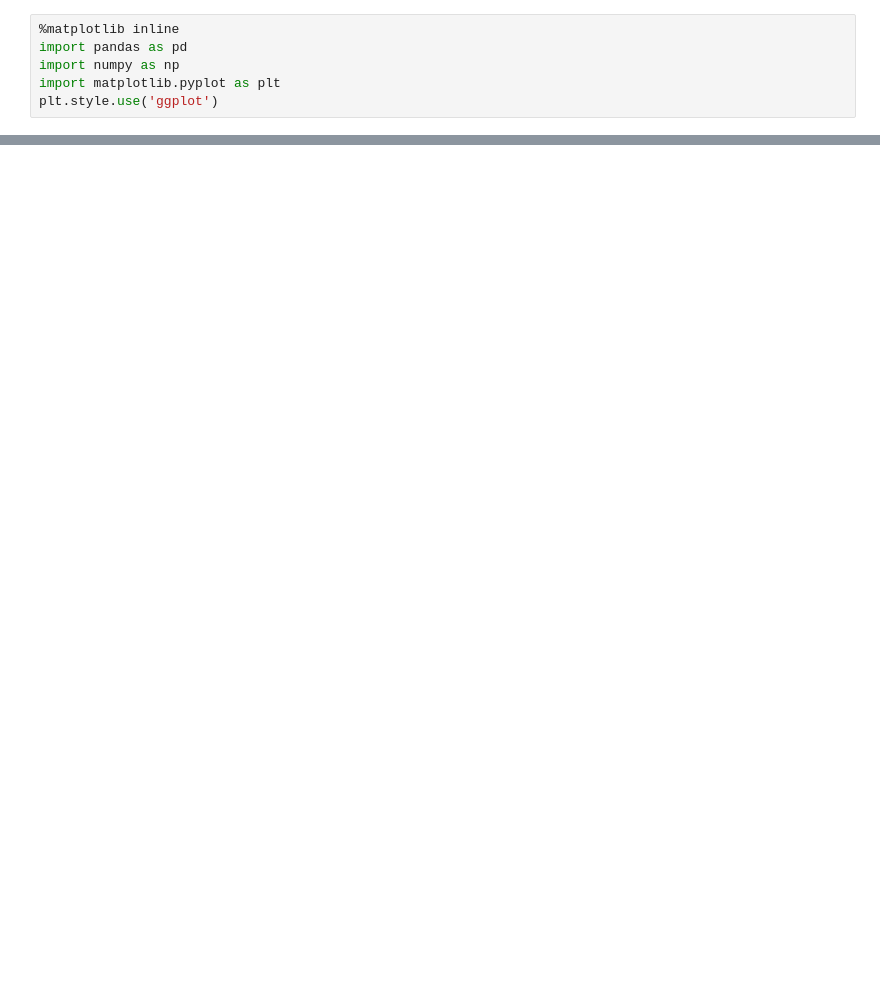
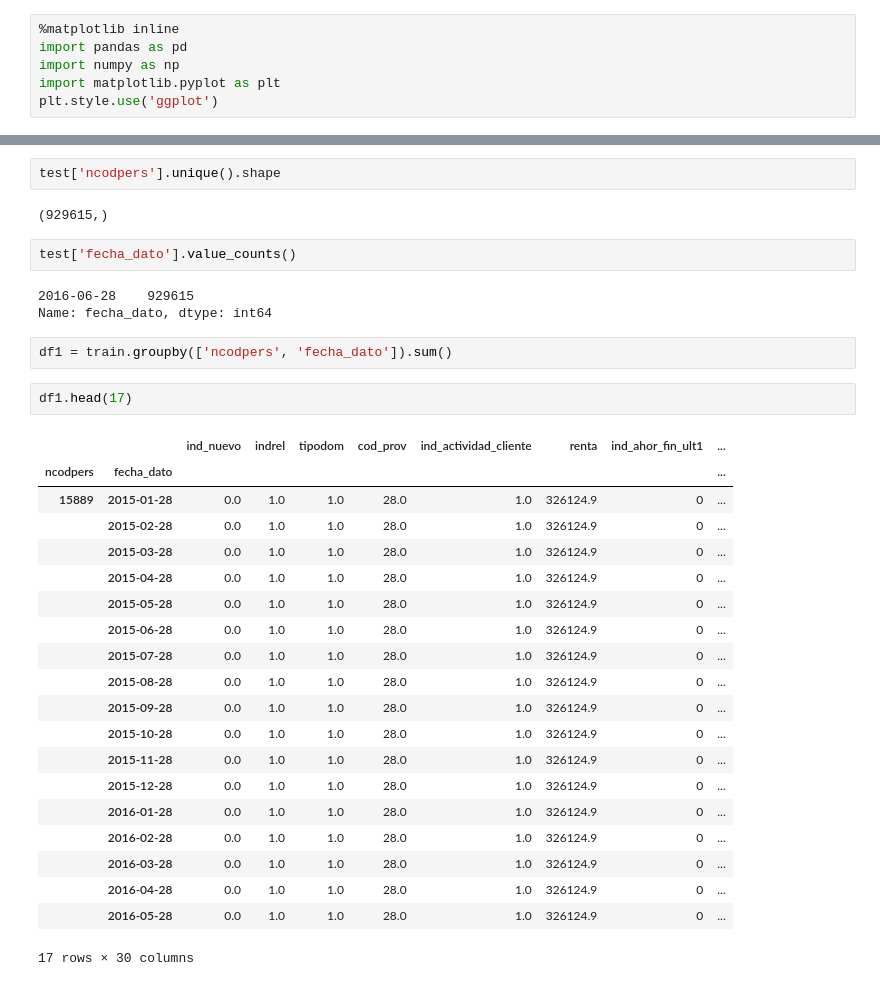
Before and after one commit to MedAlyH/Santander-Product-Recommendation, a Jupyter notebook: notebook/EAD.ipynb, the cells around one changed output, grey strips where cells are left out. Cells and saved outputs as stored; diff of their text form; blank space fills up the shorter version.

```diff
--- a/notebook/EAD.ipynb
+++ b/notebook/EAD.ipynb
@@ -57,0 +195,34 @@ dtype: bool
+# %%
+test['ncodpers'].unique().shape
+# %% [output]
+(929615,)
+# %%
+test['fecha_dato'].value_counts()
+# %% [output]
+2016-06-28    929615
+Name: fecha_dato, dtype: int64
+# %%
+df1 = train.groupby(['ncodpers', 'fecha_dato']).sum()
+# %%
+df1.head(17)
+# %% [output]
+|  |  | ind_nuevo | indrel | tipodom | cod_prov | ind_actividad_cliente | renta | ind_ahor_fin_ult1 | ... |
+| ncodpers | fecha_dato |  |  |  |  |  |  |  | ... |
+| 15889 | 2015-01-28 | 0.0 | 1.0 | 1.0 | 28.0 | 1.0 | 326124.9 | 0 | ... |
+|  | 2015-02-28 | 0.0 | 1.0 | 1.0 | 28.0 | 1.0 | 326124.9 | 0 | ... |
+|  | 2015-03-28 | 0.0 | 1.0 | 1.0 | 28.0 | 1.0 | 326124.9 | 0 | ... |
+|  | 2015-04-28 | 0.0 | 1.0 | 1.0 | 28.0 | 1.0 | 326124.9 | 0 | ... |
+|  | 2015-05-28 | 0.0 | 1.0 | 1.0 | 28.0 | 1.0 | 326124.9 | 0 | ... |
+|  | 2015-06-28 | 0.0 | 1.0 | 1.0 | 28.0 | 1.0 | 326124.9 | 0 | ... |
+|  | 2015-07-28 | 0.0 | 1.0 | 1.0 | 28.0 | 1.0 | 326124.9 | 0 | ... |
+|  | 2015-08-28 | 0.0 | 1.0 | 1.0 | 28.0 | 1.0 | 326124.9 | 0 | ... |
+|  | 2015-09-28 | 0.0 | 1.0 | 1.0 | 28.0 | 1.0 | 326124.9 | 0 | ... |
+|  | 2015-10-28 | 0.0 | 1.0 | 1.0 | 28.0 | 1.0 | 326124.9 | 0 | ... |
+|  | 2015-11-28 | 0.0 | 1.0 | 1.0 | 28.0 | 1.0 | 326124.9 | 0 | ... |
+|  | 2015-12-28 | 0.0 | 1.0 | 1.0 | 28.0 | 1.0 | 326124.9 | 0 | ... |
+|  | 2016-01-28 | 0.0 | 1.0 | 1.0 | 28.0 | 1.0 | 326124.9 | 0 | ... |
+|  | 2016-02-28 | 0.0 | 1.0 | 1.0 | 28.0 | 1.0 | 326124.9 | 0 | ... |
+|  | 2016-03-28 | 0.0 | 1.0 | 1.0 | 28.0 | 1.0 | 326124.9 | 0 | ... |
+|  | 2016-04-28 | 0.0 | 1.0 | 1.0 | 28.0 | 1.0 | 326124.9 | 0 | ... |
+|  | 2016-05-28 | 0.0 | 1.0 | 1.0 | 28.0 | 1.0 | 326124.9 | 0 | ... |
+17 rows × 30 columns
```
Also changed, not shown: parts of 24 cells of this notebook.
